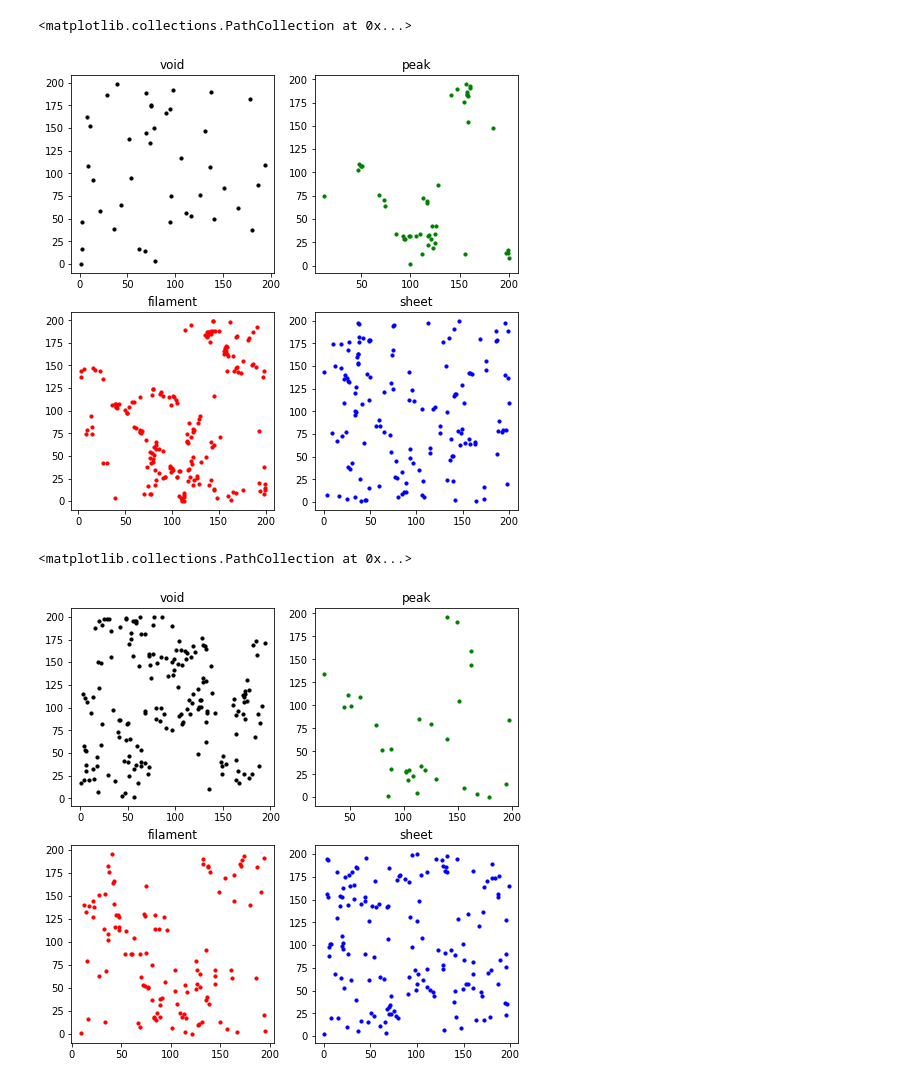
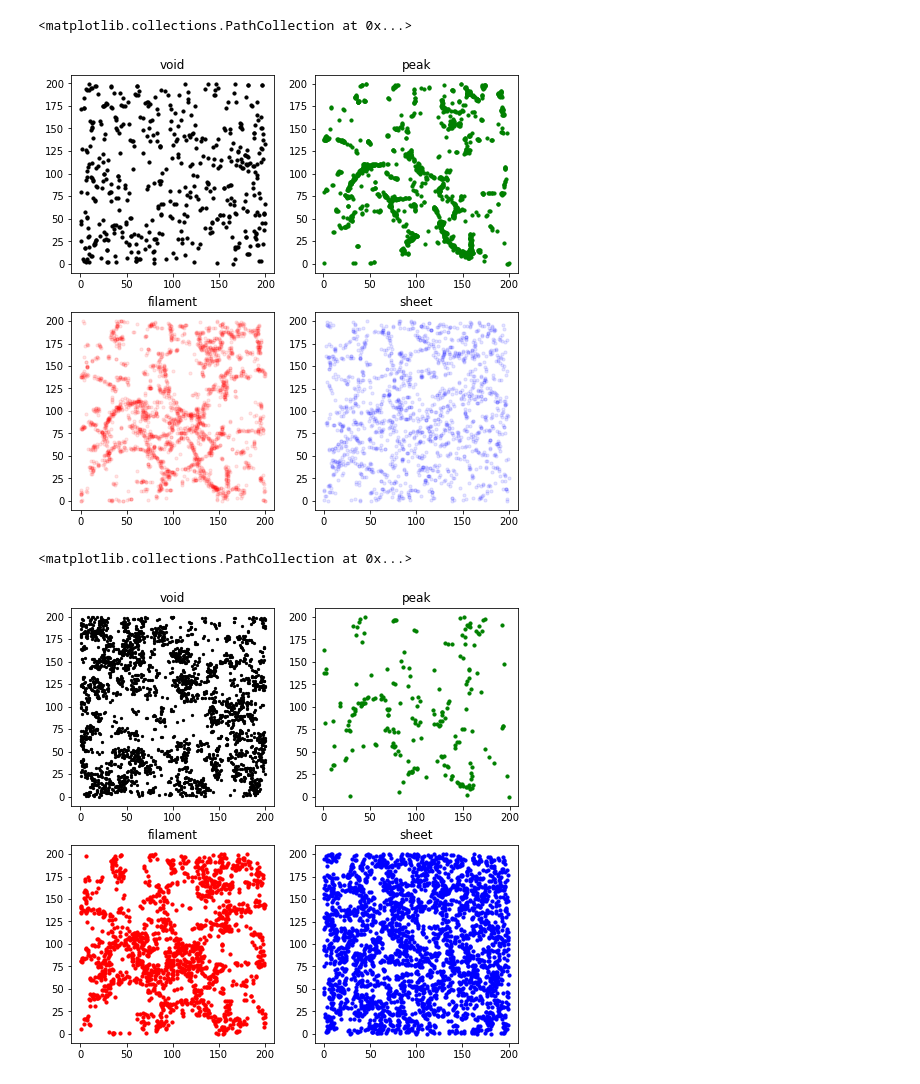
Before and after one commit to forero/DelaunayASTRA, a Jupyter notebook: delaunayASTRA-3D.ipynb, the cells around one changed output. Drawn from its saved outputs; the diff is of its cells as text; code cells hidden in the pictures.

```diff
--- a/delaunayASTRA-3D.ipynb
+++ b/delaunayASTRA-3D.ipynb
@@ -5,4 +6,5 @@ import scipy.spatial as spatial
 # %%
-n_p = 5000
 data = np.loadtxt("../../Downloads/TracingTheCosmicWeb_PublicData/fof_catalog_200Mpc512.txt", skiprows=3)
+n_p = len(data)
+print(n_p)
 data = data[:n_p,[1,2,3]]
@@ -75,5 +88,19 @@ for p in pairs:
 # %%
-is_void = (n_to_data==0)
-is_peak = (n_to_random==0)
-is_filament = (n_to_data>n_to_random) & (~is_peak)
-is_sheet = (~is_void) & (~is_peak) & (~is_filament)
+is_data = np.arange(n_p+n_r) < n_p
+is_random = ~is_data
+
+min_connection = 4
+more_random_than_data = n_to_random>n_to_data
+low_random_connections = n_to_random<min_connection
+low_data_connections = n_to_data<min_connection
+
+is_void = (low_data_connections) & (more_random_than_data)
+is_peak = (low_random_connections) & (~more_random_than_data)
+is_filament = (~low_random_connections) & (~more_random_than_data)
+is_sheet = (~low_data_connections) & (more_random_than_data)
+
+print(
+np.count_nonzero(is_void & is_random)/np.count_nonzero(is_random),
+np.count_nonzero(is_peak & is_random)/np.count_nonzero(is_random),
+np.count_nonzero(is_filament & is_random)/np.count_nonzero(is_random),
+np.count_nonzero(is_sheet & is_random)/np.count_nonzero(is_random))
@@ -100,6 +108,0 @@ random 5.903289086602485 -2.8286
-# %%
-diff_limit  = np.std(a)
-is_void = a<-diff_limit
-is_peak = a> diff_limit
-is_filament = (a>=0) & (~is_peak)
-is_sheet = (a<0) & (~is_void)
@@ -106,7 +131,7 @@ is_sheet = (a<0) & (~is_void)
 # %%
 is_data = np.arange(n_p+n_r) < n_p
 is_random = ~is_data
-is_slice = (points[:,2]>80) & (points[:,2]<100)
+is_slice = (points[:,2]>100) & (points[:,2]<105)
 
 plt.figure(figsize=(8,8))
 plt.subplot(2,2,1)
@@ -118,38 +143,38 @@ plt.scatter(points[is_data&is_peak&is_slice,0], points[is_data&is_peak&is_slice,
 plt.title('peak')
 
 plt.subplot(2,2,3)
-plt.scatter(points[is_data&is_filament&is_slice,0], points[is_data&is_filament&is_slice,1], color='red', s=10)
+plt.scatter(points[is_data&is_filament&is_slice,0], points[is_data&is_filament&is_slice,1], color='red', s=10, alpha=0.1)
 plt.title('filament')
 
 plt.subplot(2,2,4)
 plt.title('sheet')
-plt.scatter(points[is_data&is_sheet&is_slice,0], points[is_data&is_sheet&is_slice,1], color='blue', s=10)
+plt.scatter(points[is_data&is_sheet&is_slice,0], points[is_data&is_sheet&is_slice,1], color='blue', s=10, alpha=0.1)
 # %% [output]
 <matplotlib.collections.PathCollection at 0x...>
-[figure, old version]
+[figure, new version]
 # %%
 is_data = np.arange(n_p+n_r) < n_p
 is_random = ~is_data
 
 plt.figure(figsize=(8,8))
 plt.subplot(2,2,1)
-plt.scatter(points[is_random&is_void&is_slice,0], points[is_random&is_void&is_slice,1], color='black', s=10)
+plt.scatter(points[is_random&is_void&is_slice,0], points[is_random&is_void&is_slice,1], color='black', s=5)
 plt.title('void')
 
 plt.subplot(2,2,2)
 plt.scatter(points[is_random&is_peak&is_slice,0], points[is_random&is_peak&is_slice,1], color='green', s=10)
 plt.title('peak')
 
 plt.subplot(2,2,3)
 plt.scatter(points[is_random&is_filament&is_slice,0], points[is_random&is_filament&is_slice,1], color='red', s=10)
 plt.title('filament')
 
 plt.subplot(2,2,4)
 plt.title('sheet')
 plt.scatter(points[is_random&is_sheet&is_slice,0], points[is_random&is_sheet&is_slice,1], color='blue', s=10)
 # %% [output]
 <matplotlib.collections.PathCollection at 0x...>
-[figure, old version]
+[figure, new version]
 # %%
 a=n_to_data-n_to_random
 
```
Also changed, not shown: parts of 20 cells of this notebook.
